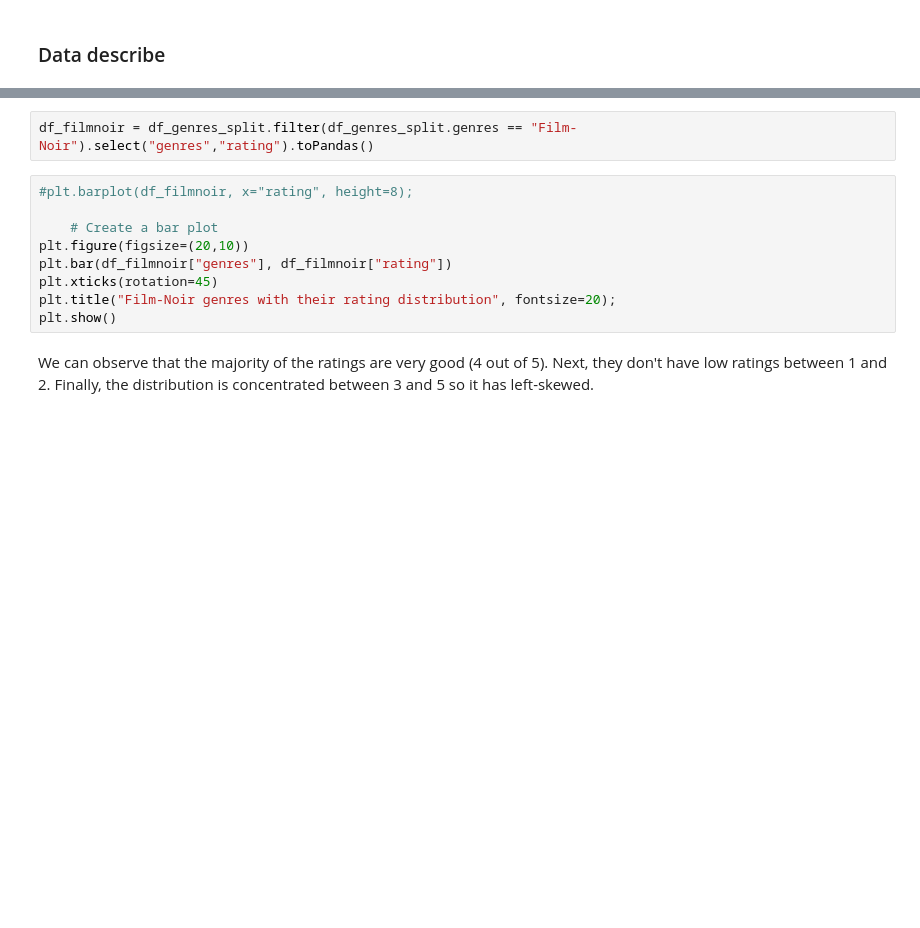
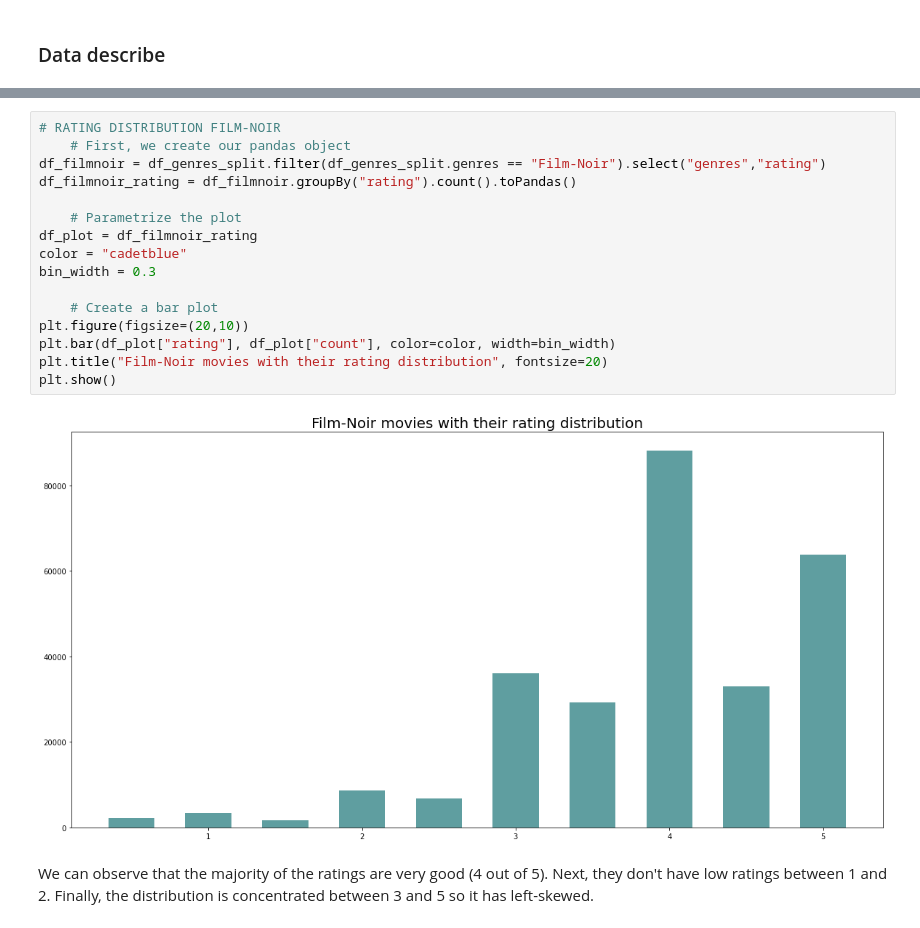
Before and after one commit to jlopezgaldon/recommendation_engine, a Jupyter notebook: notebooks/01_EDA.ipynb, the cells around one changed output, grey strips where cells are left out. Saved outputs shown, nothing was run; the diff lists cells and outputs as text; blank space fills up the shorter version.

```diff
--- a/notebooks/01_EDA.ipynb
+++ b/notebooks/01_EDA.ipynb
@@ -394,14 +419,21 @@ As we show before, Film-Noir is the genre with highest rating on average we will
-# %%
-df_filmnoir = df_genres_split.filter(df_genres_split.genres == "Film-Noir").select("genres","rating").toPandas()
 # %%
-#plt.barplot(df_filmnoir, x="rating", height=8);
+# RATING DISTRIBUTION FILM-NOIR
+    # First, we create our pandas object
+df_filmnoir = df_genres_split.filter(df_genres_split.genres == "Film-Noir").select("genres","rating")
+df_filmnoir_rating = df_filmnoir.groupBy("rating").count().toPandas()
+
+    # Parametrize the plot
+df_plot = df_filmnoir_rating
+color = "cadetblue"
+bin_width = 0.3
 
     # Create a bar plot
 plt.figure(figsize=(20,10))
-plt.bar(df_filmnoir["genres"], df_filmnoir["rating"])
-plt.xticks(rotation=45)
-plt.title("Film-Noir genres with their rating distribution", fontsize=20);
+plt.bar(df_plot["rating"], df_plot["count"], color=color, width=bin_width)
+plt.title("Film-Noir movies with their rating distribution", fontsize=20)
 plt.show()
+# %% [output]
+[figure, added]
 # %% [markdown]
 We can observe that the majority of the ratings are very good (4 out of 5). Next, they don't have low ratings between 1 and 2. Finally, the distribution is concentrated between 3 and 5 so it has left-skewed.
 # %% [markdown]
```
Also changed, not shown: parts of 53 cells of this notebook.
